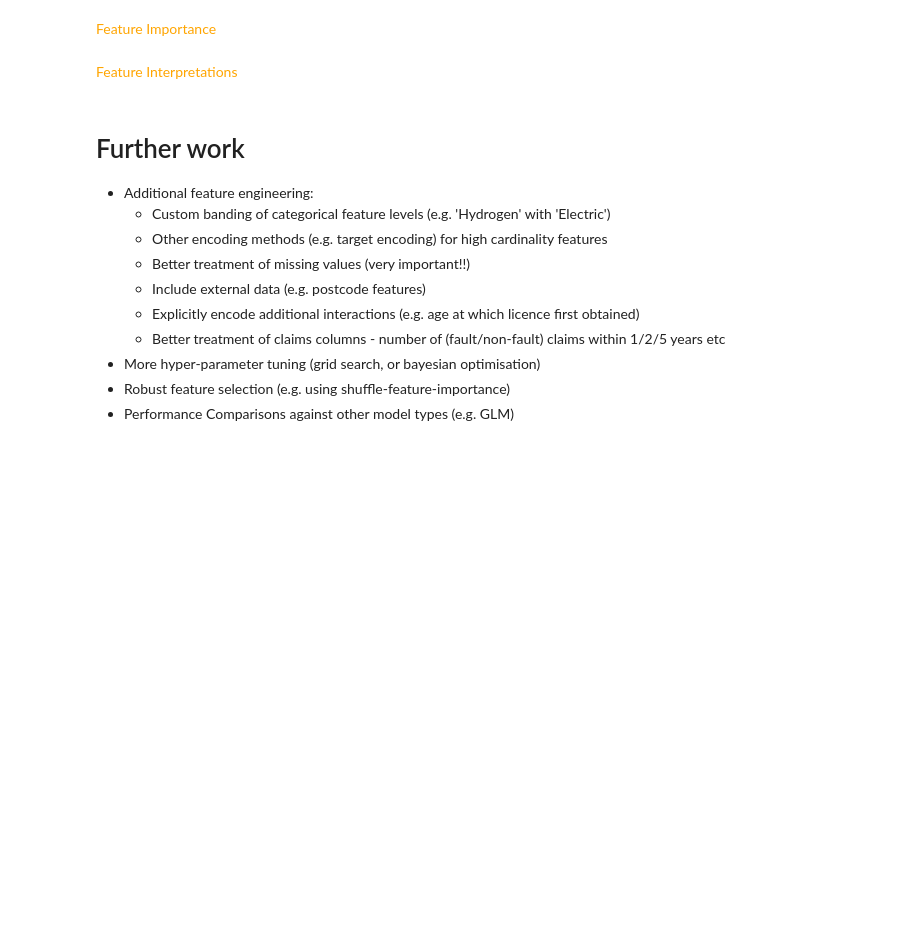
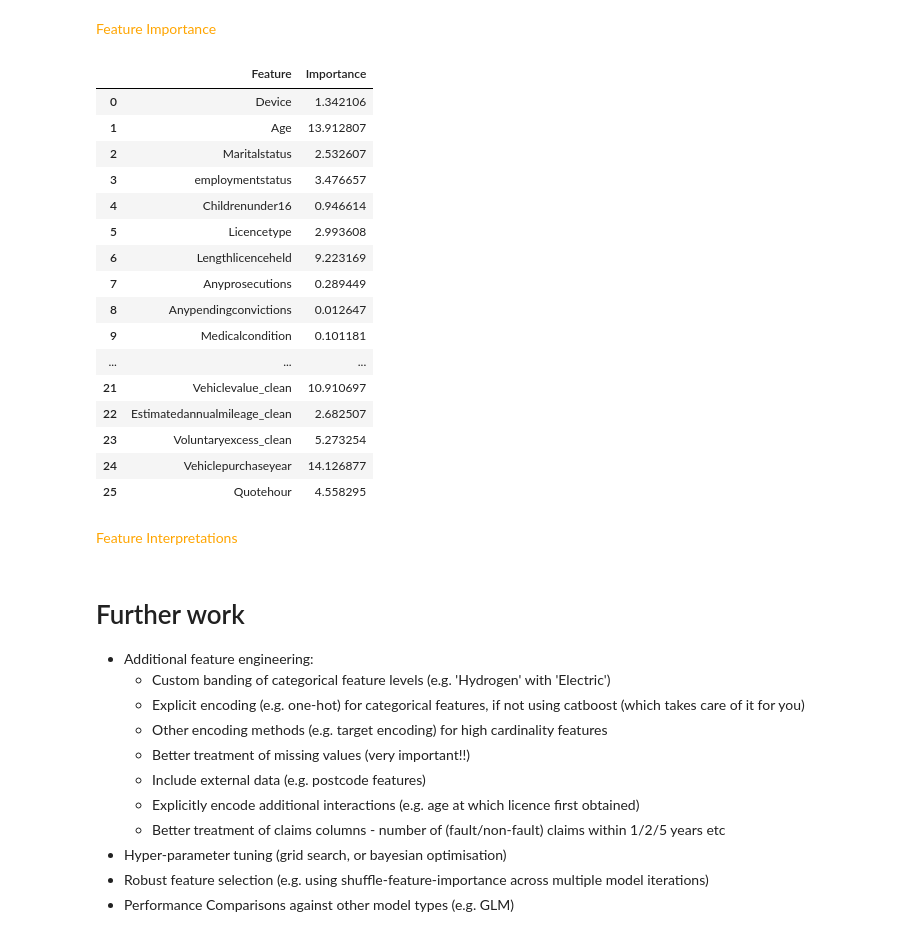
Before and after one commit to dolmas1/bymiles_takehome, a Jupyter notebook: takehome_task.ipynb, the cells around one changed output. Drawn from its saved outputs; the diff is of its cells as text; code cells hidden in the pictures; blank space fills up the shorter version.

Commit message:
train model

```diff
--- a/takehome_task.ipynb
+++ b/takehome_task.ipynb
@@ -247,7 +288,12 @@ df_clean = df.drop(columns = disallowed_features).copy()
 # %%
 # Check for missing values
-#print(df.isnull().sum())
+print(df.isnull().sum())
 
-# Handle missing values (example: fill with mean for numerical and mode for categorical)
-#df.fillna(df.mean(), inplace=True)
-#df.fillna(df.mode().iloc[0], inplace=True)
+# Fill missing values in numeric columns with 0
+numeric_cols = df.select_dtypes(include='number').columns
+df[numeric_cols] = df[numeric_cols].fillna(0)
+
+# Fill missing values in categorical columns with 'MI'
+object_cols = df.select_dtypes(include='object').columns
+for col in object_cols:
+    df[col] = df[col].fillna('MI')
@@ -271,0 +355,27 @@ df_clean = df.drop(columns = disallowed_features).copy()
+# %%
+# Define our model features
+features = list(train_df.columns)
+features.remove(target_col)
+cat_features = list(train_df.select_dtypes(include=['object']).columns)
+
+# Initialize the model
+model = CatBoostRegressor(iterations=1500,   # Maximum number of iterations
+                          depth=6,           # Depth of the trees
+                          learning_rate=0.2, # Learning rate
+                          loss_function='Tweedie:variance_power=1.99', # This is as close to a gamma distribution as catboost allows
+                          eval_metric='RMSE', # Metric for early stopping
+                          early_stopping_rounds=50, # Early stopping criteria
+                          random_seed=42)
+
+# Fit the model on training data, with validation data for early stopping
+model.fit(train_df[features],
+          train_df[target_col],
+          cat_features=cat_features,
+          eval_set=(val_df[features],
+                    val_df[target_col]),
+          verbose=100)
+
+# Make Predictions
+train_preds = model.predict(train_df[features])
+val_preds = model.predict(val_df[features])
+test_preds = model.predict(test_df[features])
@@ -279,6 +410,28 @@ df_clean = df.drop(columns = disallowed_features).copy()
 # comparison of different models (w vs wo FE, w vs wo tuning)
 # %% [markdown]
 <span style="color:orange"> Feature Importance
+# %%
+feature_importances = pd.DataFrame({'Feature': model.feature_names_,
+                                     'Importance': model.feature_importances_})
+feature_importances
+# %% [output]
+|  | Feature | Importance |
+| 0 | Device | 1.342106 |
+| 1 | Age | 13.912807 |
+| 2 | Maritalstatus | 2.532607 |
+| 3 | employmentstatus | 3.476657 |
+| 4 | Childrenunder16 | 0.946614 |
+| 5 | Licencetype | 2.993608 |
+| 6 | Lengthlicenceheld | 9.223169 |
+| 7 | Anyprosecutions | 0.289449 |
+| 8 | Anypendingconvictions | 0.012647 |
+| 9 | Medicalcondition | 0.101181 |
+| ... | ... | ... |
+| 21 | Vehiclevalue_clean | 10.910697 |
+| 22 | Estimatedannualmileage_clean | 2.682507 |
+| 23 | Voluntaryexcess_clean | 5.273254 |
+| 24 | Vehiclepurchaseyear | 14.126877 |
+| 25 | Quotehour | 4.558295 |
 # %%
 # talk about feature selection
 # methods of FI
@@ -293,11 +446,12 @@ df_clean = df.drop(columns = disallowed_features).copy()
 
 * Additional feature engineering:
     * Custom banding of categorical feature levels (e.g. 'Hydrogen' with 'Electric')
+    * Explicit encoding (e.g. one-hot) for categorical features, if not using catboost (which takes care of it for you)
     * Other encoding methods (e.g. target encoding) for high cardinality features
     * Better treatment of missing values (very important!!)
     * Include external data (e.g. postcode features)
     * Explicitly encode additional interactions (e.g. age at which licence first obtained)
     * Better treatment of claims columns - number of (fault/non-fault) claims within 1/2/5 years etc
-* More hyper-parameter tuning (grid search, or bayesian optimisation)
-* Robust feature selection (e.g. using shuffle-feature-importance)
+* Hyper-parameter tuning (grid search, or bayesian optimisation)
+* Robust feature selection (e.g. using shuffle-feature-importance across multiple model iterations)
 * Performance Comparisons against other model types (e.g. GLM)
```
Also changed, not shown: parts of 22 cells of this notebook, 1 other file.
